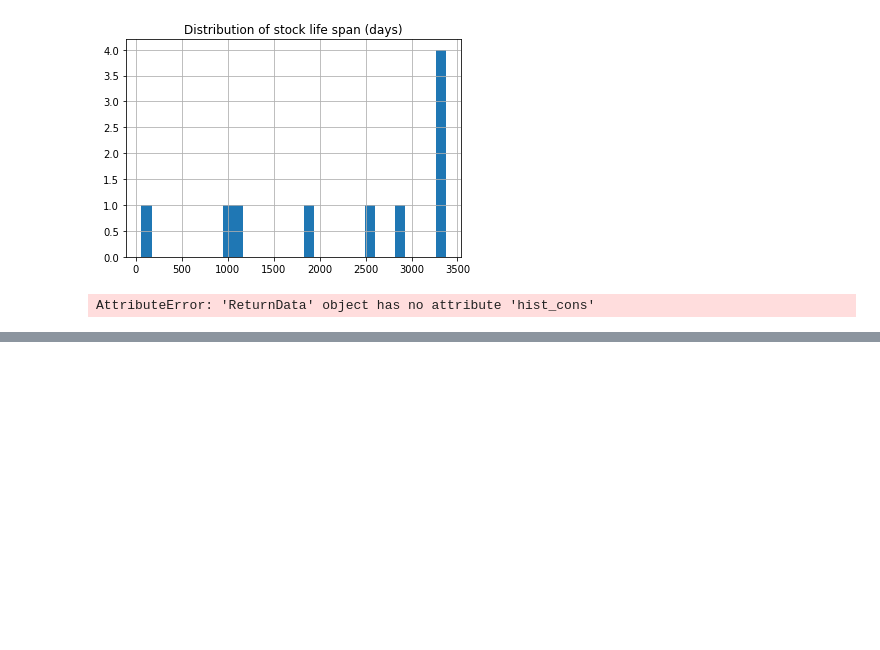
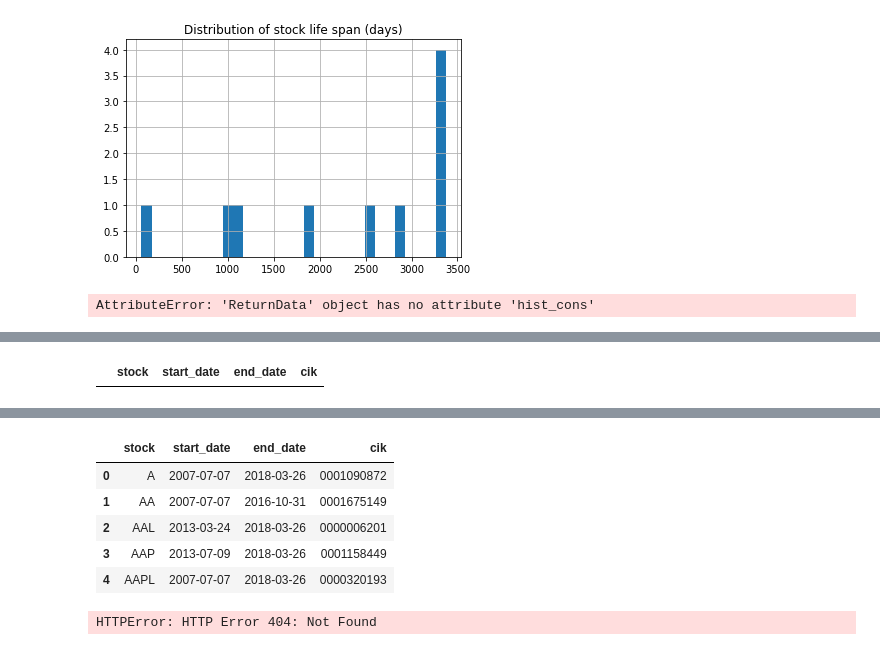
Before and after one commit to calebyung/NLP-10-K-10-Q-Alpha-Research, a Jupyter notebook: run_all.ipynb, the cells around one changed output, grey strips where cells are left out. Drawn from its saved outputs; the diff is of its cells as text; code cells hidden in the pictures; blank space fills up the shorter version.

```diff
--- a/run_all.ipynb
+++ b/run_all.ipynb
@@ -43,0 +42,8 @@ master_idx.export()
+# %%
+master_index = MasterIndex()
+master_index.get_stock_cik_map()
+master_index.download_master_index()
+master_index.append_full_html_link_10k()
+master_index.append_full_html_link_10q()
+master_index.export()
+# %% [output]
@@ -43,0 +51 @@ master_idx.export()
+|  | stock | start_date | end_date | cik |
@@ -44,3 +53,10 @@ master_idx.export()
+|  | stock | start_date | end_date | cik |
+| 0 | A | 2007-07-07 | 2018-03-26 | 0001090872 |
+| 1 | AA | 2007-07-07 | 2016-10-31 | 0001675149 |
+| 2 | AAL | 2013-03-24 | 2018-03-26 | 0000006201 |
+| 3 | AAP | 2013-07-09 | 2018-03-26 | 0001158449 |
+| 4 | AAPL | 2007-07-07 | 2018-03-26 | 0000320193 |
+HTTPError: HTTP Error 404: Not Found
 # %%
 signal_extraction = SignalExtraction()
 signal_extraction.run_preparation()
```
Also changed, not shown: parts of 3 cells of this notebook, 3 other files.
